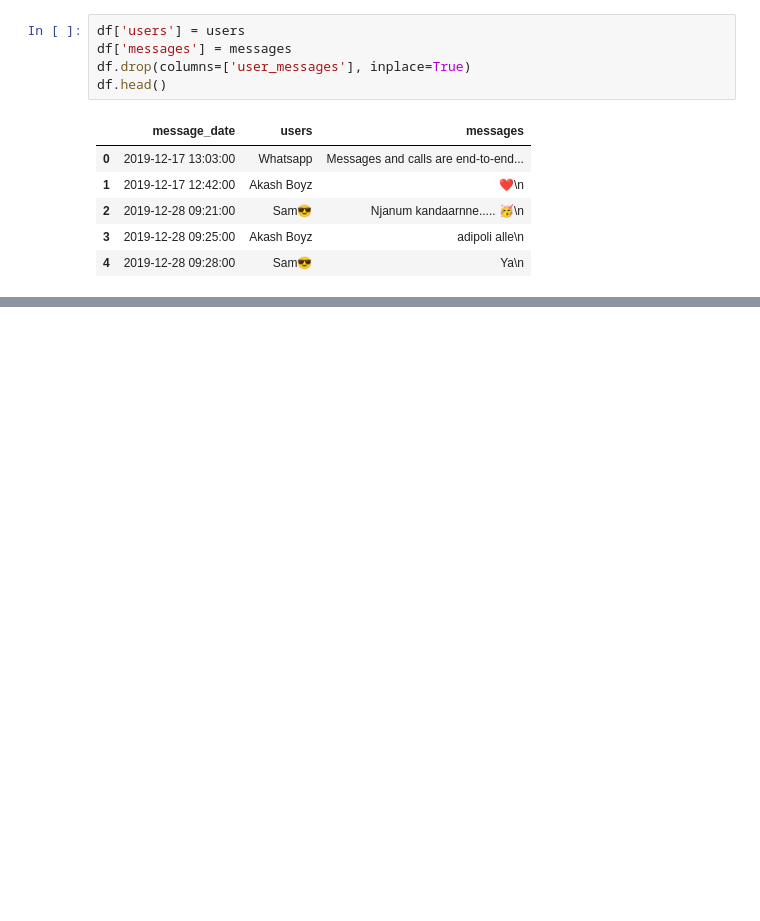
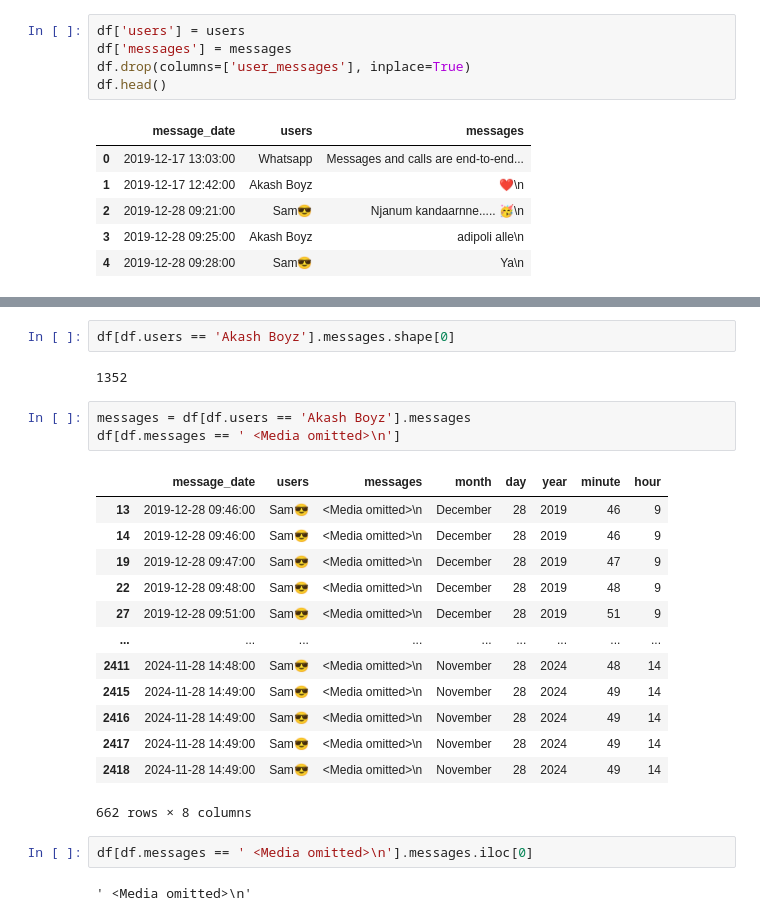
Before and after one commit to antonysamuel/whatsapp-analytics, a Jupyter notebook: notebook.ipynb, the cells around one changed output, grey strips where cells are left out. Drawn from its saved outputs; the diff is of its cells as text; blank space fills up the shorter version.

Commit message:
Added user selection Added stats for:         - Message Count         - Word Count         - Media Count         - Links Count

```diff
--- a/notebook.ipynb
+++ b/notebook.ipynb
@@ -119,3 +119,28 @@ df.head()
 | 2 | 2019-12-28 09:21:00 | Sam😎 | Njanum kandaarnne..... 🥳\n | December | 28 | 2019 | 21 | 9 |
 | 3 | 2019-12-28 09:25:00 | Akash Boyz | adipoli alle\n | December | 28 | 2019 | 25 | 9 |
 | 4 | 2019-12-28 09:28:00 | Sam😎 | Ya\n | December | 28 | 2019 | 28 | 9 |
+# %%
+df[df.users == 'Akash Boyz'].messages.shape[0]
+# %% [output]
+1352
+# %%
+messages = df[df.users == 'Akash Boyz'].messages
+df[df.messages == ' <Media omitted>\n']
+# %% [output]
+|  | message_date | users | messages | month | day | year | minute | hour |
+| 13 | 2019-12-28 09:46:00 | Sam😎 | <Media omitted>\n | December | 28 | 2019 | 46 | 9 |
+| 14 | 2019-12-28 09:46:00 | Sam😎 | <Media omitted>\n | December | 28 | 2019 | 46 | 9 |
+| 19 | 2019-12-28 09:47:00 | Sam😎 | <Media omitted>\n | December | 28 | 2019 | 47 | 9 |
+| 22 | 2019-12-28 09:48:00 | Sam😎 | <Media omitted>\n | December | 28 | 2019 | 48 | 9 |
+| 27 | 2019-12-28 09:51:00 | Sam😎 | <Media omitted>\n | December | 28 | 2019 | 51 | 9 |
+| ... | ... | ... | ... | ... | ... | ... | ... | ... |
+| 2411 | 2024-11-28 14:48:00 | Sam😎 | <Media omitted>\n | November | 28 | 2024 | 48 | 14 |
+| 2415 | 2024-11-28 14:49:00 | Sam😎 | <Media omitted>\n | November | 28 | 2024 | 49 | 14 |
+| 2416 | 2024-11-28 14:49:00 | Sam😎 | <Media omitted>\n | November | 28 | 2024 | 49 | 14 |
+| 2417 | 2024-11-28 14:49:00 | Sam😎 | <Media omitted>\n | November | 28 | 2024 | 49 | 14 |
+| 2418 | 2024-11-28 14:49:00 | Sam😎 | <Media omitted>\n | November | 28 | 2024 | 49 | 14 |
+662 rows × 8 columns
+# %%
+df[df.messages == ' <Media omitted>\n'].messages.iloc[0]
+# %% [output]
+' <Media omitted>\n'
```
Also changed, not shown: 2 other files.
